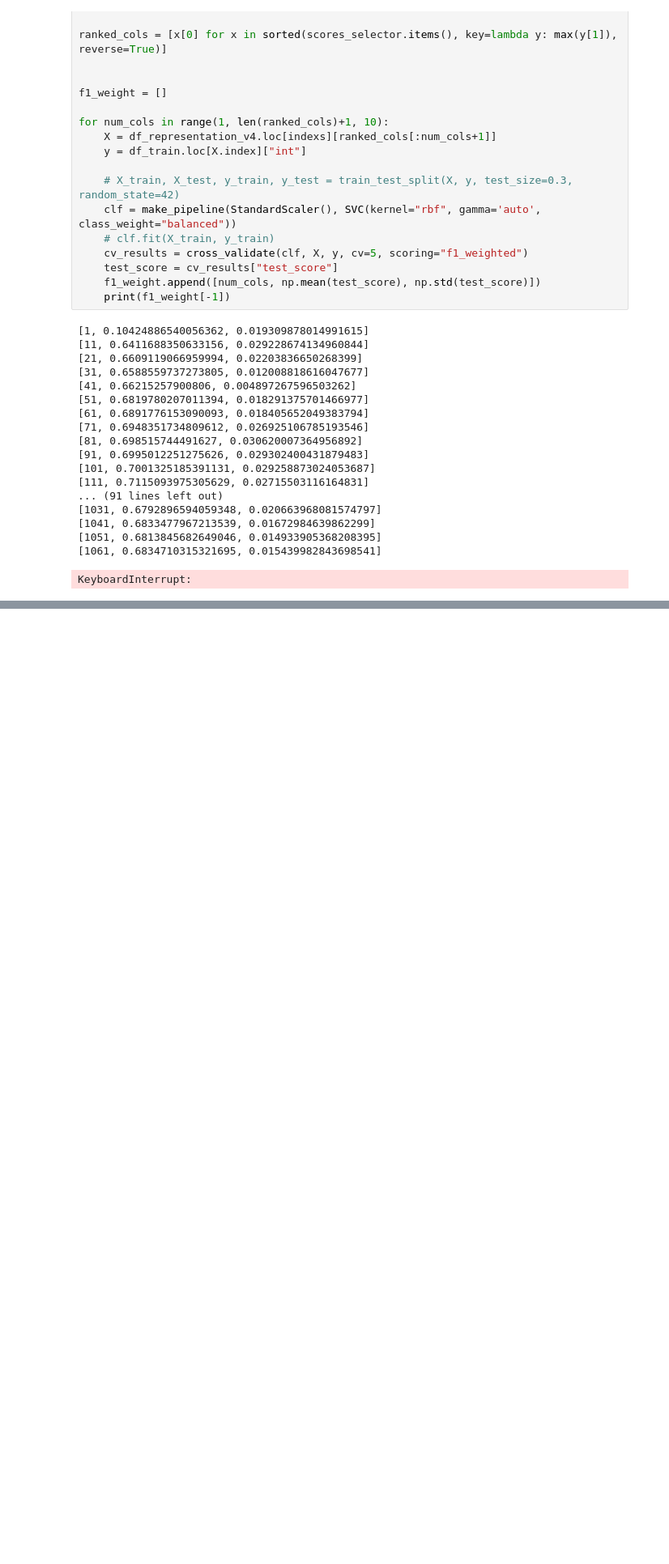
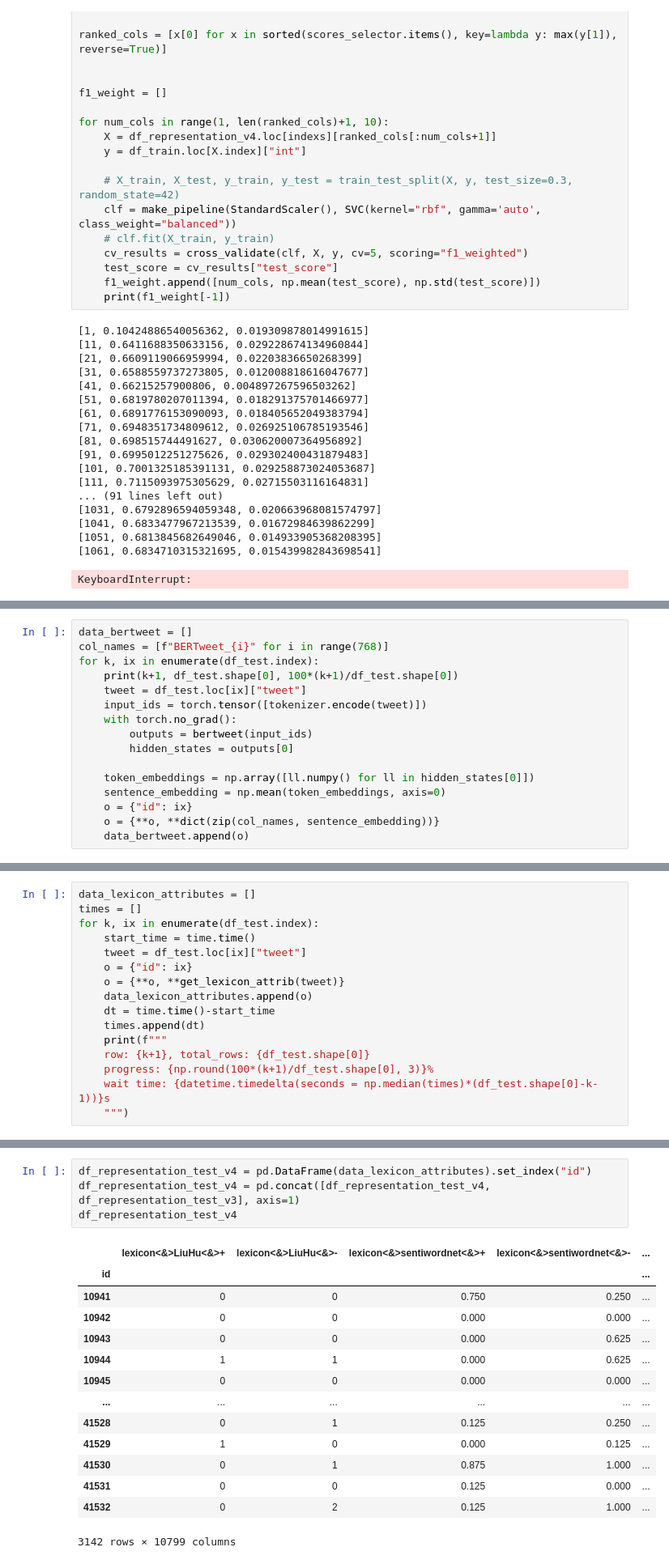
Before and after one commit to furrutiav/NLP-Competition-1, a Jupyter notebook: felipe-benja/02 Representacion.ipynb, the cells around one changed output, grey strips where cells are left out. Shown at 81% size. Saved outputs shown, nothing was run; the diff lists cells and outputs as text; blank space fills up the shorter version.

```diff
--- a/felipe-benja/02 Representacion.ipynb
+++ b/felipe-benja/02 Representacion.ipynb
@@ -1367,0 +1312,16 @@ pickle.dump(ranked_cols[:fine_best_f1+1], open(f"cols_selected_{sen}_v4.pickle",
+# %%
+data_bertweet = []
+col_names = [f"BERTweet_{i}" for i in range(768)]
+for k, ix in enumerate(df_test.index):
+    print(k+1, df_test.shape[0], 100*(k+1)/df_test.shape[0])
+    tweet = df_test.loc[ix]["tweet"]
+    input_ids = torch.tensor([tokenizer.encode(tweet)])
+    with torch.no_grad():
+        outputs = bertweet(input_ids)
+        hidden_states = outputs[0]
+
+    token_embeddings = np.array([ll.numpy() for ll in hidden_states[0]])
+    sentence_embedding = np.mean(token_embeddings, axis=0)
+    o = {"id": ix}
+    o = {**o, **dict(zip(col_names, sentence_embedding))}
+    data_bertweet.append(o)
@@ -1367,0 +1370,16 @@ pickle.dump(ranked_cols[:fine_best_f1+1], open(f"cols_selected_{sen}_v4.pickle",
+# %%
+data_lexicon_attributes = []
+times = []
+for k, ix in enumerate(df_test.index):
+    start_time = time.time()
+    tweet = df_test.loc[ix]["tweet"]
+    o = {"id": ix}
+    o = {**o, **get_lexicon_attrib(tweet)}
+    data_lexicon_attributes.append(o)
+    dt = time.time()-start_time
+    times.append(dt)
+    print(f"""
+    row: {k+1}, total_rows: {df_test.shape[0]}
+    progress: {np.round(100*(k+1)/df_test.shape[0], 3)}%
+    wait time: {datetime.timedelta(seconds = np.median(times)*(df_test.shape[0]-k-1))}s
+    """)
@@ -1367,0 +1404,19 @@ pickle.dump(ranked_cols[:fine_best_f1+1], open(f"cols_selected_{sen}_v4.pickle",
+# %%
+df_representation_test_v4 = pd.DataFrame(data_lexicon_attributes).set_index("id")
+df_representation_test_v4 = pd.concat([df_representation_test_v4, df_representation_test_v3], axis=1)
+df_representation_test_v4
+# %% [output]
+|  | lexicon<&>LiuHu<&>+ | lexicon<&>LiuHu<&>- | lexicon<&>sentiwordnet<&>+ | lexicon<&>sentiwordnet<&>- | ... |
+| id |  |  |  |  | ... |
+| 10941 | 0 | 0 | 0.750 | 0.250 | ... |
+| 10942 | 0 | 0 | 0.000 | 0.000 | ... |
+| 10943 | 0 | 0 | 0.000 | 0.625 | ... |
+| 10944 | 1 | 1 | 0.000 | 0.625 | ... |
+| 10945 | 0 | 0 | 0.000 | 0.000 | ... |
+| ... | ... | ... | ... | ... | ... |
+| 41528 | 0 | 1 | 0.125 | 0.250 | ... |
+| 41529 | 1 | 0 | 0.000 | 0.125 | ... |
+| 41530 | 0 | 1 | 0.875 | 1.000 | ... |
+| 41531 | 0 | 0 | 0.125 | 0.000 | ... |
+| 41532 | 0 | 2 | 0.125 | 1.000 | ... |
+3142 rows × 10799 columns
```
Also changed, not shown: parts of 51 cells of this notebook, 8 other files.
